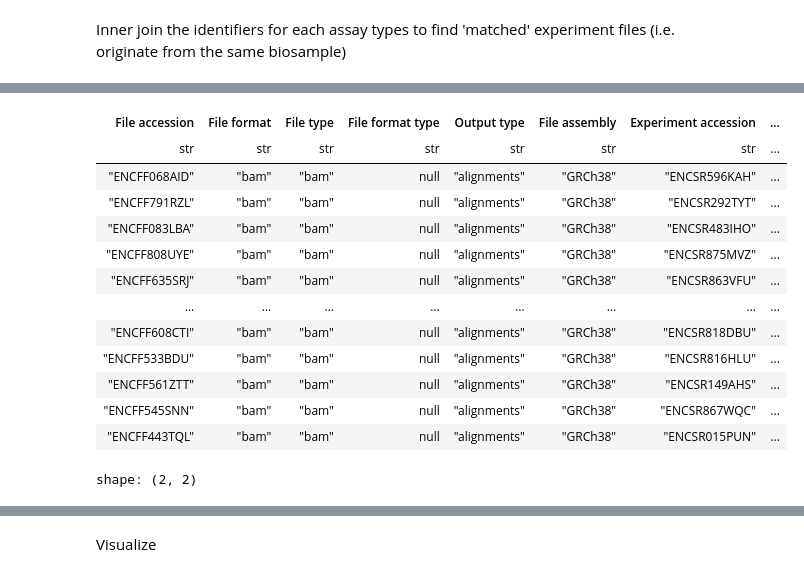
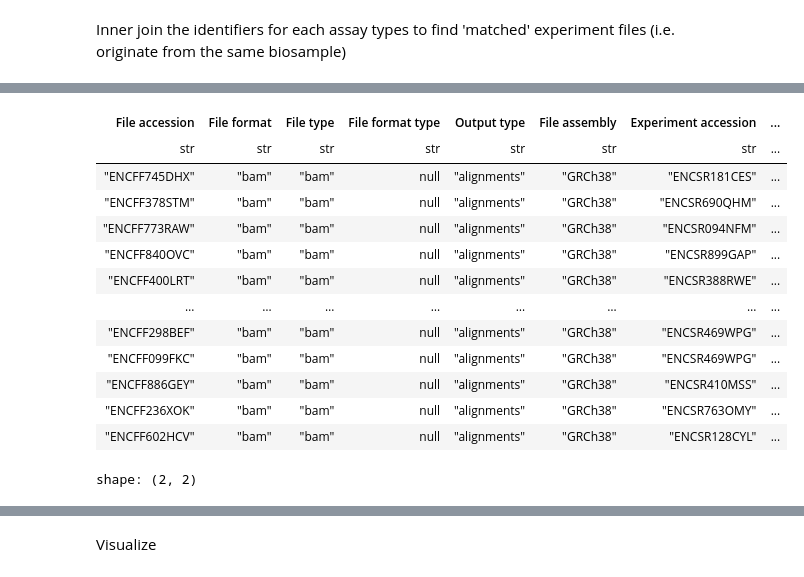
Before and after one commit to christian728504/splice-model-benchmark, a Jupyter notebook: notebooks/match_rna_seq_experiments.ipynb, the cells around one changed output, grey strips where cells are left out. Cells and saved outputs as stored; diff of their text form; code cells hidden in the pictures.

```diff
--- a/notebooks/match_rna_seq_experiments.ipynb
+++ b/notebooks/match_rna_seq_experiments.ipynb
@@ -17,11 +14,11 @@ The autoreload extension is already loaded. To reload it, use:
 # %% [markdown]
 Make a dataframe with the experiment and bio_tech_rep as the key and the value as the biosample id
 # %%
-response = requests.get('https://www.encodeproject.org/search/?type=Experiment&format=json&limit=all', headers={'accept': 'application/json'})
-data = response.json()
+# response = requests.get('https://www.encodeproject.org/search/?type=Experiment&format=json&limit=all', headers={'accept': 'application/json'})
+# data = response.json()
 
-with open('encode_experiments.json', 'w') as f:
-    json.dump(data, f, indent=4)
+# with open('encode_experiments.json', 'w') as f:
+#     json.dump(data, f, indent=4)
 # %%
 with open('encode_experiments.json', 'r') as f:
     data = json.load(f)
@@ -30,16 +27,19 @@ graph = data.get('@graph')
 # %%
 biosample_dict = {
     'Experiment accession': [],
+    'Lab title': [],
     'Biosample accession': [],
     'Technical replicate(s)': [],
 }
 
 for experiment_json in graph:
     experiment = experiment_json.get('accession')
+    lab_title = experiment_json.get('lab', {}).get('title')
     for replicate in experiment_json.get('replicates', []):
         biosample = replicate.get('library', {}).get('biosample', {}).get('accession')
         technical_replicates = str(replicate.get('biological_replicate_number')) + '_' + str(replicate.get('technical_replicate_number'))
         biosample_dict['Experiment accession'].append(experiment)
+        biosample_dict['Lab title'].append(lab_title)
         biosample_dict['Biosample accession'].append(biosample)
         biosample_dict['Technical replicate(s)'].append(technical_replicates)
 
@@ -222,0 +225,8 @@ shape: (1_175, 60)
+# %%
+jill_longread_df = pl.read_csv("jill_curated_longread_experiments.tsv", separator="\t", comment_prefix="#").filter(
+    pl.col("Lab").str.contains("Mortazavi"),
+    ~pl.col("Platform").str.contains("Oxford")
+)
+display(jill_longread_df)
+jill_longread_experiments = jill_longread_df["Experiment Accession"].to_list()
+jill_longread_df["Lab"].value_counts()
@@ -223,36 +252,54 @@ shape: (1_175, 60)
 # %% [markdown]
 Inner join the identifiers for each assay types to find 'matched' experiment files (i.e. originate from the same biosample)
 # %%
-long_read_rna_seq_identifiers = drop_no_accession.filter(
-    pl.col("Assay") == "long read RNA-seq"
-).select(
+mortazavi_longread = drop_no_accession.filter(
+    pl.col("Assay") == "long read RNA-seq",
+    pl.col("Experiment accession").is_in(jill_longread_experiments),
+    pl.col("Lab title").str.contains("Mortazavi")
+)
+
+total_rnaseq = drop_no_accession.filter(
+    pl.col("Assay") == "total RNA-seq"
+)
+
+longread_identifiers = mortazavi_longread.select(
     pl.col('Donor(s)'),
     pl.col('Biosample term name'),
     pl.col('Biosample accession')
-)
+).unique()
 
-total_rna_seq_identifiers = drop_no_accession.filter(
-    (pl.col("Assay") == "total RNA-seq")
-).select(
+total_identifiers = total_rnaseq.select(
     pl.col('Donor(s)'),
     pl.col('Biosample term name'),
     pl.col('Biosample accession')
+).unique()
+
+matched_identifiers = longread_identifiers.join(
+    total_identifiers,
+    on=["Donor(s)", "Biosample term name", "Biosample accession"],
+    how="inner"
 )
 
-matched_identifiers = long_read_rna_seq_identifiers.join(
-    total_rna_seq_identifiers,
-    on=["Donor(s)", "Biosample term name", "Biosample accession"],
-    how="inner"
-).select(
-    pl.struct(["Donor(s)", "Biosample term name", "Biosample accession"]).alias("Identifier")
-).drop("Donor(s)", "Biosample term name", "Biosample accession")
-
-matched_experiments = drop_no_accession.filter(
+matched_mortazavi_longread = mortazavi_longread.filter(
     pl.struct(["Donor(s)", "Biosample term name", "Biosample accession"]).is_in(matched_identifiers)
 )
+matched_total_rnaseq = total_rnaseq.filter(
+    pl.struct(["Donor(s)", "Biosample term name", "Biosample accession"]).is_in(matched_identifiers)
+)
+
+matched_experiments = pl.concat([matched_mortazavi_longread, matched_total_rnaseq])
+
 display(matched_experiments)
 
 display(matched_experiments['Assay'].value_counts())
 
-matched_experiments.write_csv('golden_standard/biosample_matched_rna_seq_experiments.tsv', separator='\t')
+display(matched_experiments.select("Assay", "Library strand specific").to_struct().value_counts())
+
+display(matched_experiments["Lab title", "Assay"].to_struct().value_counts())
+
+display(matched_experiments.group_by("Biosample accession", "Assay").agg("Experiment accession").sort("Biosample accession"))
+
+# print(matched_experiments.filter(pl.col("File accession") == "ENCFF886GEY")["Library strand specific"].item())
+
+matched_experiments.write_csv('golden_standard/biosample_matched_jill_rna_seq_experiments.tsv', separator='\t')
 # %% [output]
@@ -260,16 +307,16 @@ shape: (196, 60)
 | File accession | File format | File type | File format type | Output type | File assembly | Experiment accession | ... |
 | str | str | str | str | str | str | str | ... |
-| "ENCFF068AID" | "bam" | "bam" | null | "alignments" | "GRCh38" | "ENCSR596KAH" | ... |
-| "ENCFF791RZL" | "bam" | "bam" | null | "alignments" | "GRCh38" | "ENCSR292TYT" | ... |
-| "ENCFF083LBA" | "bam" | "bam" | null | "alignments" | "GRCh38" | "ENCSR483IHO" | ... |
-| "ENCFF808UYE" | "bam" | "bam" | null | "alignments" | "GRCh38" | "ENCSR875MVZ" | ... |
-| "ENCFF635SRJ" | "bam" | "bam" | null | "alignments" | "GRCh38" | "ENCSR863VFU" | ... |
+| "ENCFF745DHX" | "bam" | "bam" | null | "alignments" | "GRCh38" | "ENCSR181CES" | ... |
+| "ENCFF378STM" | "bam" | "bam" | null | "alignments" | "GRCh38" | "ENCSR690QHM" | ... |
+| "ENCFF773RAW" | "bam" | "bam" | null | "alignments" | "GRCh38" | "ENCSR094NFM" | ... |
+| "ENCFF840OVC" | "bam" | "bam" | null | "alignments" | "GRCh38" | "ENCSR899GAP" | ... |
+| "ENCFF400LRT" | "bam" | "bam" | null | "alignments" | "GRCh38" | "ENCSR388RWE" | ... |
 | … | … | … | … | … | … | … | ... |
-| "ENCFF608CTI" | "bam" | "bam" | null | "alignments" | "GRCh38" | "ENCSR818DBU" | ... |
-| "ENCFF533BDU" | "bam" | "bam" | null | "alignments" | "GRCh38" | "ENCSR816HLU" | ... |
-| "ENCFF561ZTT" | "bam" | "bam" | null | "alignments" | "GRCh38" | "ENCSR149AHS" | ... |
-| "ENCFF545SNN" | "bam" | "bam" | null | "alignments" | "GRCh38" | "ENCSR867WQC" | ... |
-| "ENCFF443TQL" | "bam" | "bam" | null | "alignments" | "GRCh38" | "ENCSR015PUN" | ... |
+| "ENCFF298BEF" | "bam" | "bam" | null | "alignments" | "GRCh38" | "ENCSR469WPG" | ... |
+| "ENCFF099FKC" | "bam" | "bam" | null | "alignments" | "GRCh38" | "ENCSR469WPG" | ... |
+| "ENCFF886GEY" | "bam" | "bam" | null | "alignments" | "GRCh38" | "ENCSR410MSS" | ... |
+| "ENCFF236XOK" | "bam" | "bam" | null | "alignments" | "GRCh38" | "ENCSR763OMY" | ... |
+| "ENCFF602HCV" | "bam" | "bam" | null | "alignments" | "GRCh38" | "ENCSR128CYL" | ... |
 shape: (2, 2)
 | Assay | count |
 | str | u32 |
```
Also changed, not shown: parts of 10 cells of this notebook, 32 other files.
